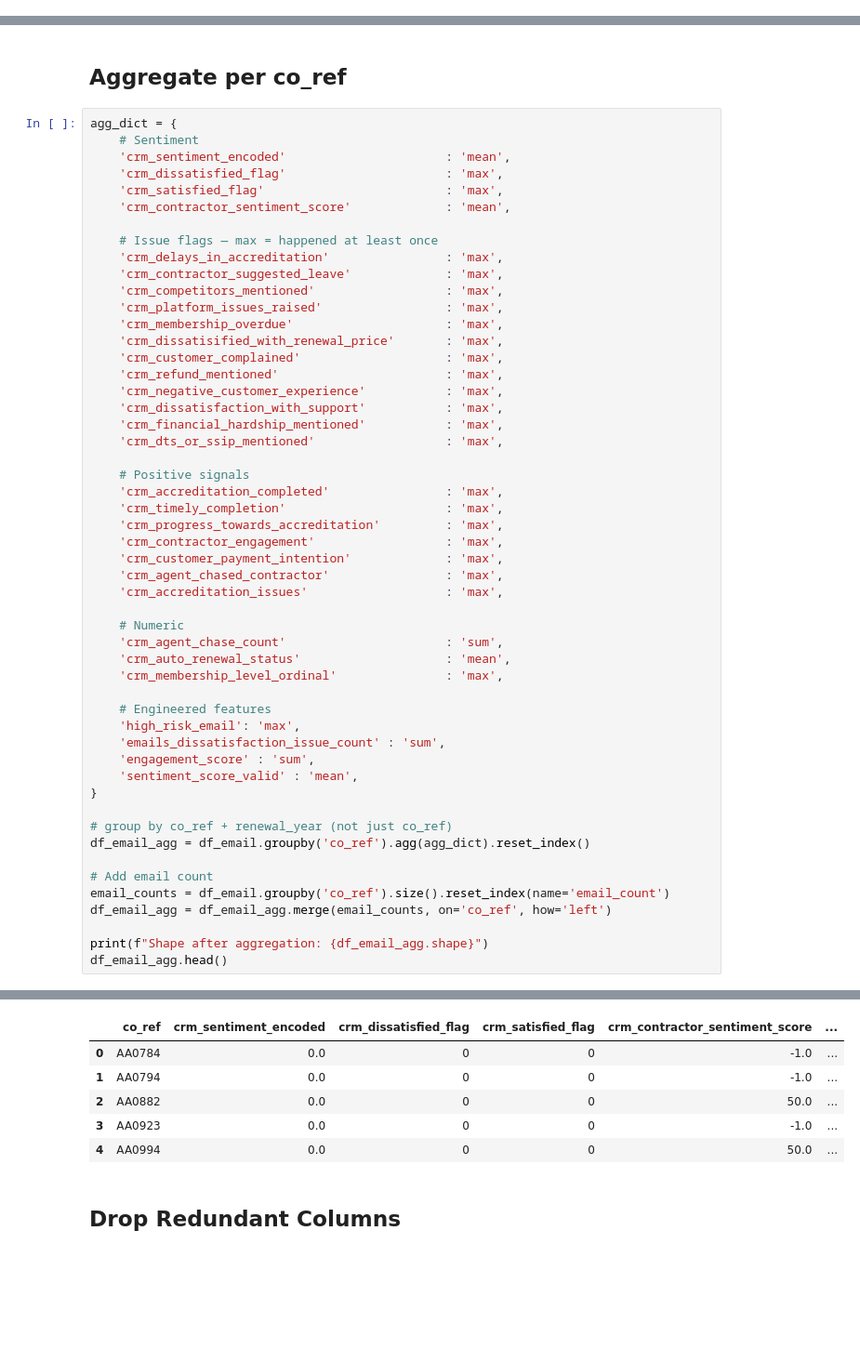
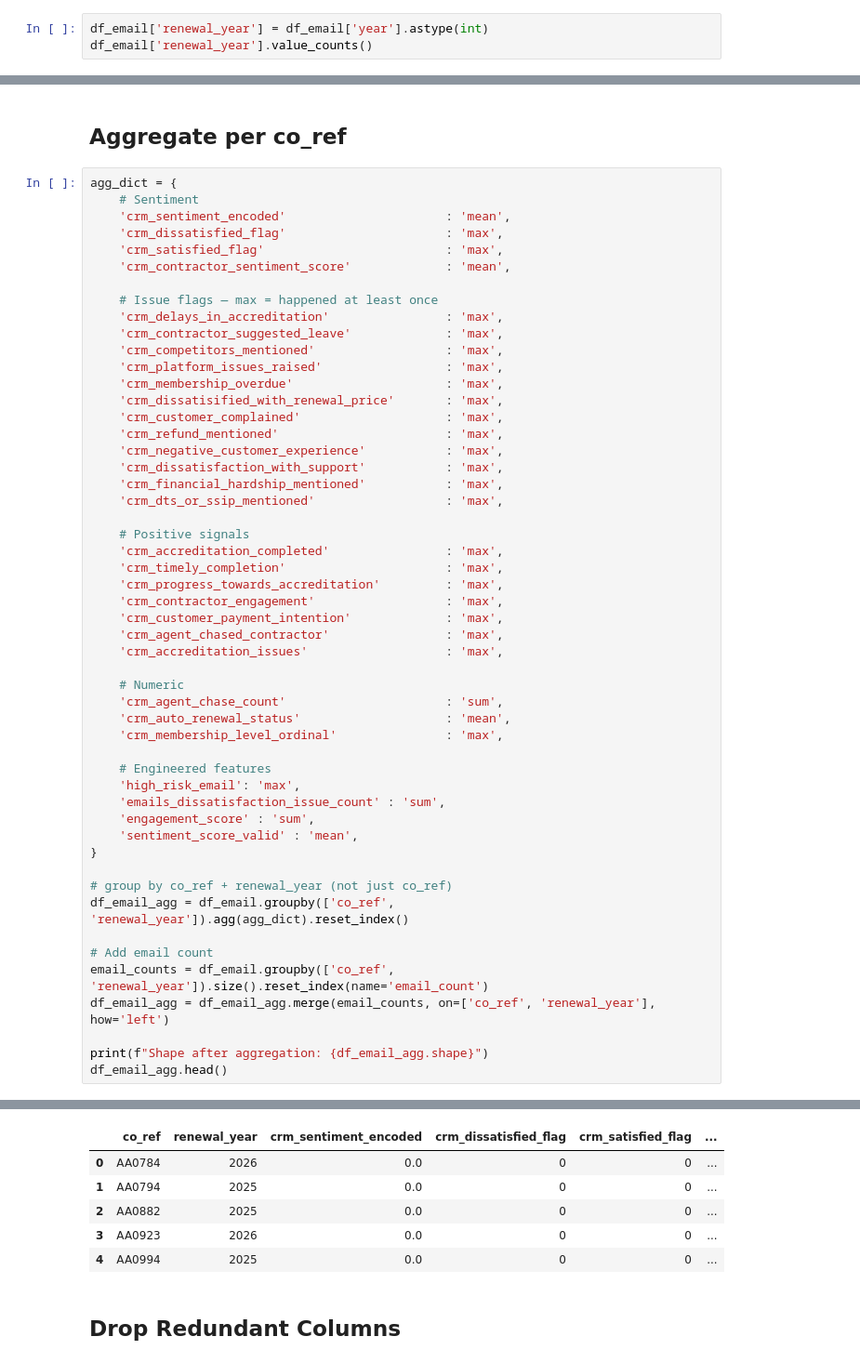
Before and after one commit to Slegendz/churn-prediction-project, a Jupyter notebook: notebooks/02_feature_engineering/aggregation/emails_features.ipynb, the cells around one changed output, grey strips where cells are left out. Shown at 93% size. Saved outputs shown, nothing was run; the diff lists cells and outputs as text; blank space fills up the shorter version.

Commit message:
Fix: Fixed email renewal year

```diff
--- a/notebooks/02_feature_engineering/aggregation/emails_features.ipynb
+++ b/notebooks/02_feature_engineering/aggregation/emails_features.ipynb
@@ -21,3 +21,6 @@ Shape: (22866, 28)
 ## Rename year → renewal_year
 
 This ensures the email data can be joined to billings on co_ref + renewal_year.
+# %%
+df_email['renewal_year'] = df_email['year'].astype(int)
+df_email['renewal_year'].value_counts()
@@ -158,11 +166,11 @@ agg_dict = {
 }
 
 # group by co_ref + renewal_year (not just co_ref)
-df_email_agg = df_email.groupby('co_ref').agg(agg_dict).reset_index()
+df_email_agg = df_email.groupby(['co_ref', 'renewal_year']).agg(agg_dict).reset_index()
 
 # Add email count
-email_counts = df_email.groupby('co_ref').size().reset_index(name='email_count')
-df_email_agg = df_email_agg.merge(email_counts, on='co_ref', how='left')
+email_counts = df_email.groupby(['co_ref', 'renewal_year']).size().reset_index(name='email_count')
+df_email_agg = df_email_agg.merge(email_counts, on=['co_ref', 'renewal_year'], how='left')
 
 print(f"Shape after aggregation: {df_email_agg.shape}")
 df_email_agg.head()
@@ -171,9 +179,9 @@ Shape after aggregation: (21362, 32)
-|  | co_ref | crm_sentiment_encoded | crm_dissatisfied_flag | crm_satisfied_flag | crm_contractor_sentiment_score | ... |
-| 0 | AA0784 | 0.0 | 0 | 0 | -1.0 | ... |
-| 1 | AA0794 | 0.0 | 0 | 0 | -1.0 | ... |
-| 2 | AA0882 | 0.0 | 0 | 0 | 50.0 | ... |
-| 3 | AA0923 | 0.0 | 0 | 0 | -1.0 | ... |
-| 4 | AA0994 | 0.0 | 0 | 0 | 50.0 | ... |
+|  | co_ref | renewal_year | crm_sentiment_encoded | crm_dissatisfied_flag | crm_satisfied_flag | ... |
+| 0 | AA0784 | 2026 | 0.0 | 0 | 0 | ... |
+| 1 | AA0794 | 2025 | 0.0 | 0 | 0 | ... |
+| 2 | AA0882 | 2025 | 0.0 | 0 | 0 | ... |
+| 3 | AA0923 | 2026 | 0.0 | 0 | 0 | ... |
+| 4 | AA0994 | 2025 | 0.0 | 0 | 0 | ... |
 # %% [markdown]
 ## Drop Redundant Columns
 # %%
```
Also changed, not shown: parts of 3 cells of this notebook, 1 other file.
